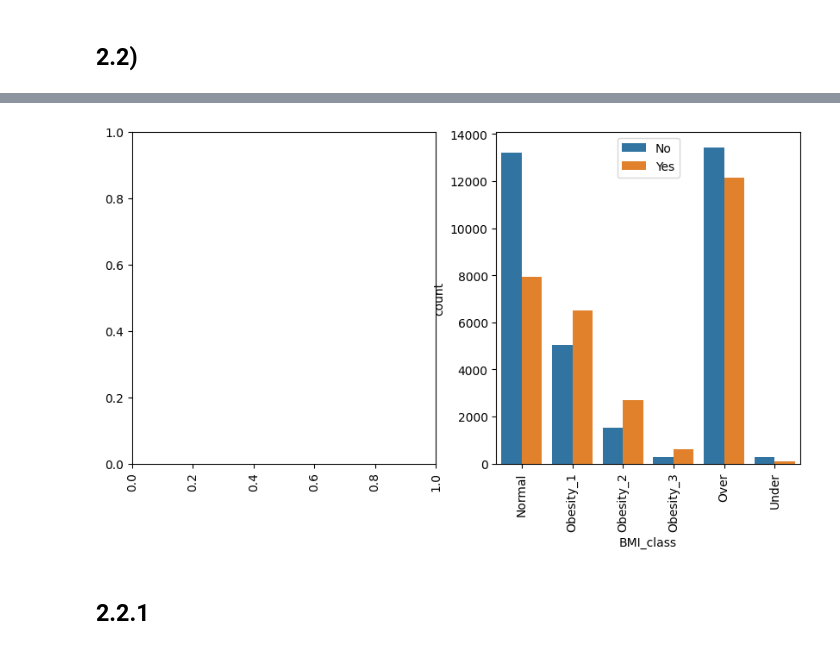
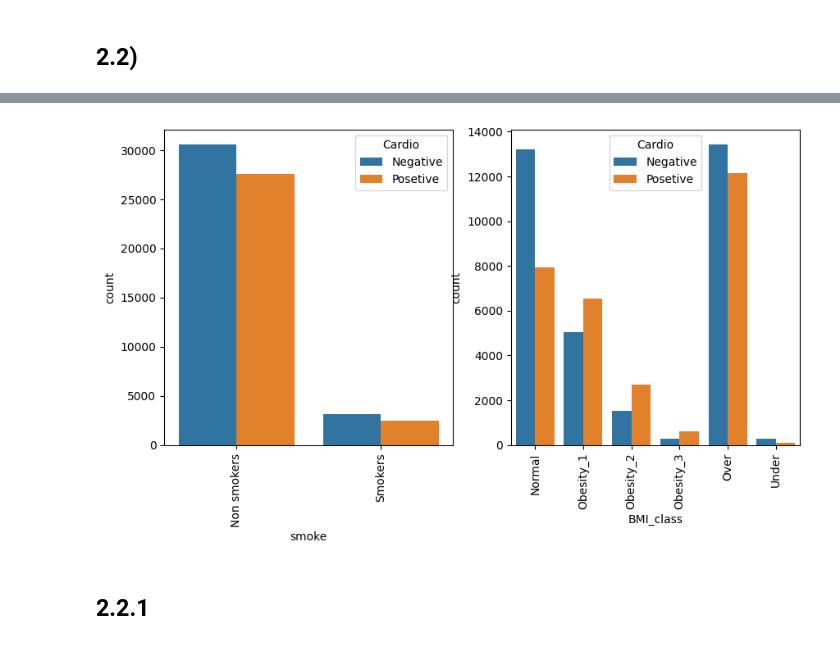
Before and after one commit to MiltonOberg/Artificial_Intelligence2-Milton-OPA23, a Jupyter notebook: Labb_1/labb_1.ipynb, the cells around one changed output, grey strips where cells are left out. Drawn from its saved outputs; the diff is of its cells as text; code cells hidden in the pictures.

```diff
--- a/Labb_1/labb_1.ipynb
+++ b/Labb_1/labb_1.ipynb
@@ -824,3 +849,3 @@ df_cardio
 # %%
 bmi_cardio= df_cardio.groupby("BMI_class")["cardio"].value_counts().reset_index(name= "count")
-bmi_cardio
+smoke_cardio= df_cardio.groupby("smoke")["cardio"].value_counts().reset_index(name= "count")
@@ -841,23 +852,30 @@ bmi_cardio
 # %%
+"""Features to cardio negative posetive"""
 fig, ax = plt.subplots(1, 2, figsize=(10, 5))
 
 sns.barplot(
-
+    data= smoke_cardio,
+    x= "smoke",
+    y= "count",
+    hue= "cardio",
+    ax= ax[0],
 )
 
 sns.barplot(
     data=bmi_cardio,
     x="BMI_class",
     y="count",
     hue="cardio",
     ax= ax[1],
 )
-ax[0].tick_params(axis= "x", rotation= 90)
-ax[1].legend(handles= ax[1].get_legend_handles_labels()[0], labels= ["No", "Yes"])
+ax[0].set_xticklabels(labels= ["Non smokers", "Smokers"], rotation=90)
+ax[0].legend(title= "Cardio", handles= ax[1].get_legend_handles_labels()[0], labels= ["Negative", "Posetive"])
+
+ax[1].legend(title= "Cardio", handles= ax[1].get_legend_handles_labels()[0], labels= ["Negative", "Posetive"])
 ax[1].tick_params(axis= "x", rotation= 90)
 plt.show()
 # %% [output]
-[figure, old version]
+[figure, new version]
 # %% [markdown]
 ## 2.2.1
 # %%
```
Also changed, not shown: parts of 15 cells of this notebook.
